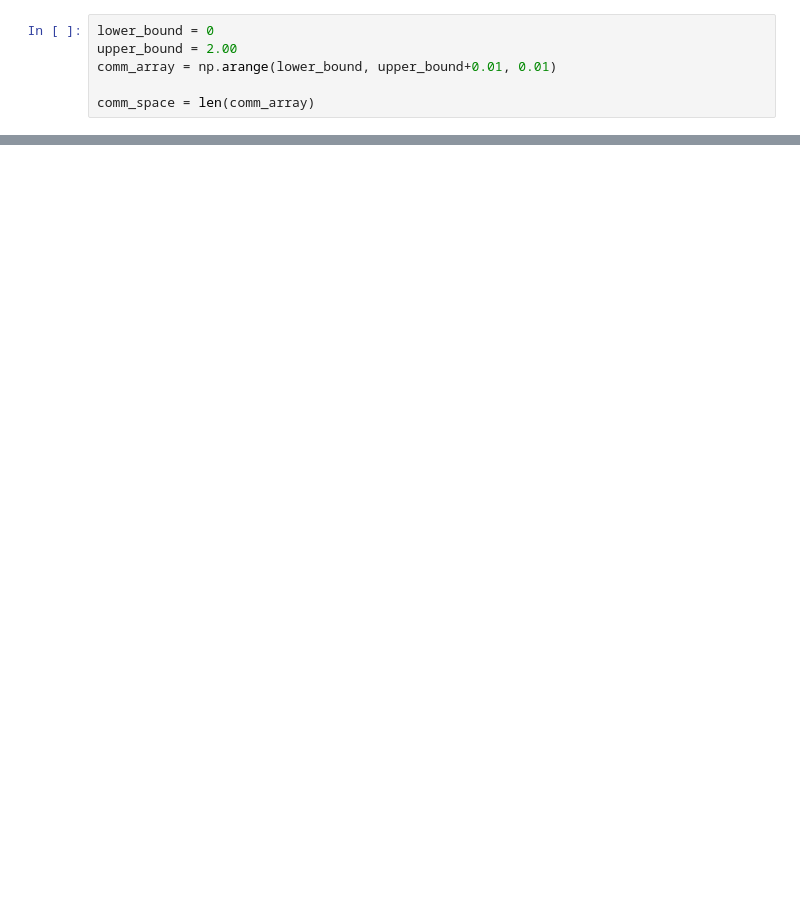
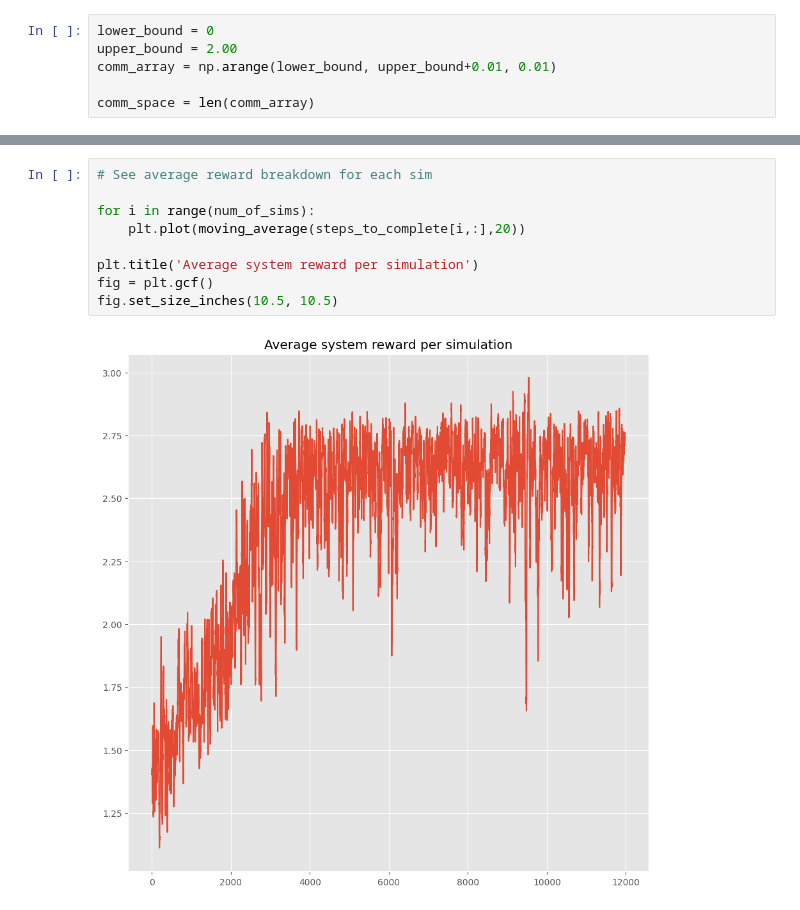
Before and after one commit to akhimoche/coop-form-marl, a Jupyter notebook: driver_code.ipynb, the cells around one changed output, grey strips where cells are left out. Saved outputs shown, nothing was run; the diff lists cells and outputs as text; blank space fills up the shorter version.

```diff
--- a/driver_code.ipynb
+++ b/driver_code.ipynb
@@ -183,0 +154,11 @@ NameError: name 'agentlist' is not defined
+# %%
+# See average reward breakdown for each sim
+
+for i in range(num_of_sims):
+    plt.plot(moving_average(steps_to_complete[i,:],20))
+
+plt.title('Average system reward per simulation')
+fig = plt.gcf()
+fig.set_size_inches(10.5, 10.5)
+# %% [output]
+[figure, added]
```
Also changed, not shown: parts of 11 cells of this notebook, 30 other files.
